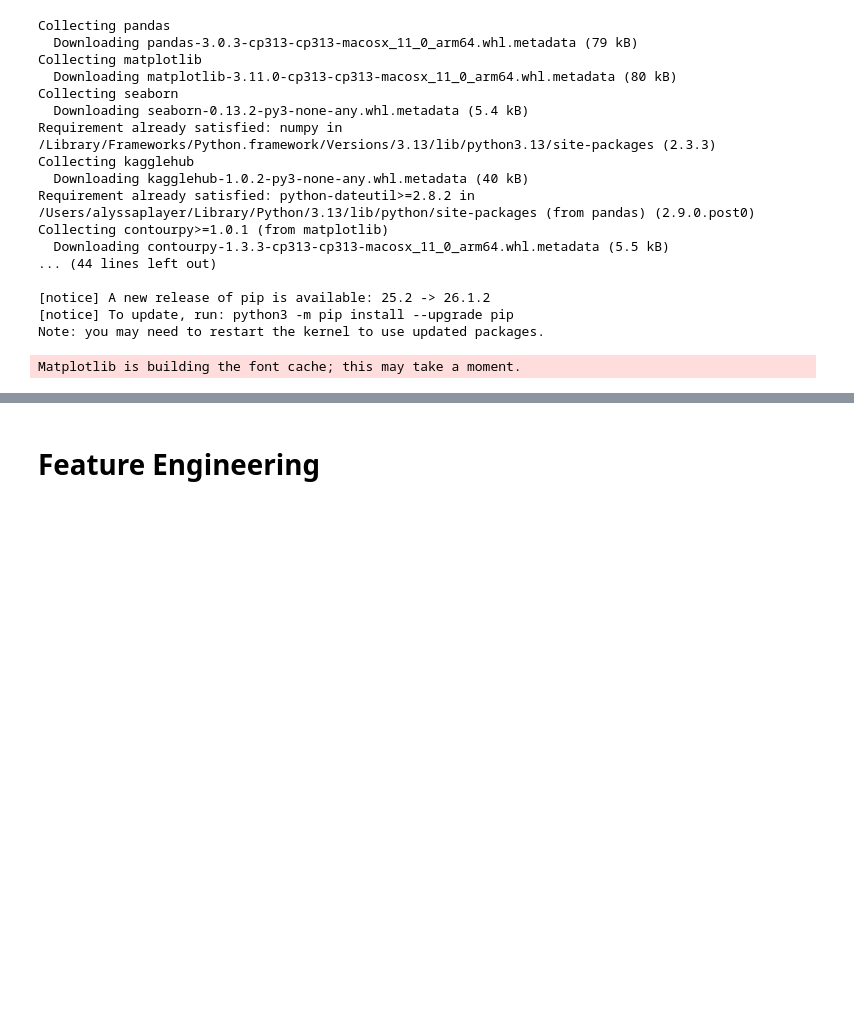
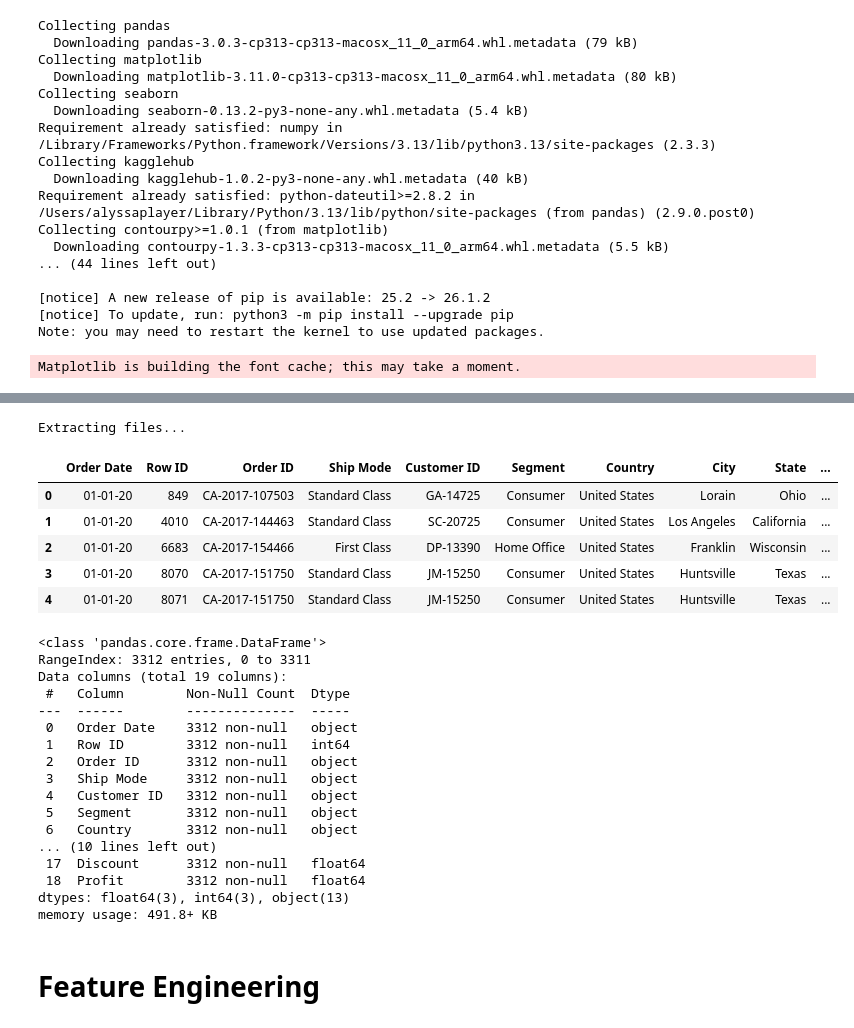
Before and after one commit to alyssaplayer/BU_OMDS_APlayerRepo, a Jupyter notebook: Capstone/DX799_Capstone_USRecords_(ECommerce).ipynb, the cells around one changed output, grey strips where cells are left out. Saved outputs shown, nothing was run; the diff lists cells and outputs as text; code cells hidden in the pictures; blank space fills up the shorter version.

```diff
--- a/Capstone/DX799_Capstone_USRecords_(ECommerce).ipynb
+++ b/Capstone/DX799_Capstone_USRecords_(ECommerce).ipynb
@@ -92,0 +43,24 @@ print(df.info())
+# %%
+#U.S. E-Commerce Records (2020)
+#Kaggle
+#https://www.kaggle.com/datasets/ammaraahmad/us-ecommerce-record-2020
+
+import kagglehub
+import pandas as pd
+import os
+import glob
+import matplotlib.pyplot as plt
+import seaborn as sns
+
+path = kagglehub.dataset_download("ammaraahmad/us-ecommerce-record-2020")
+
+
+csv_files = glob.glob(os.path.join(path, '*.csv'))
+
+if csv_files:
+    df_raw = pd.read_csv(csv_files[0], encoding='latin1')
+    display(df_raw.head())
+    df_raw.info()
+else:
+    print("No CSV files found.")
+# %% [output]
@@ -93,3 +68,27 @@ print(df.info())
+Extracting files...
+|  | Order Date | Row ID | Order ID | Ship Mode | Customer ID | Segment | Country | City | State | ... |
+| 0 | 01-01-20 | 849 | CA-2017-107503 | Standard Class | GA-14725 | Consumer | United States | Lorain | Ohio | ... |
+| 1 | 01-01-20 | 4010 | CA-2017-144463 | Standard Class | SC-20725 | Consumer | United States | Los Angeles | California | ... |
+| 2 | 01-01-20 | 6683 | CA-2017-154466 | First Class | DP-13390 | Home Office | United States | Franklin | Wisconsin | ... |
+| 3 | 01-01-20 | 8070 | CA-2017-151750 | Standard Class | JM-15250 | Consumer | United States | Huntsville | Texas | ... |
+| 4 | 01-01-20 | 8071 | CA-2017-151750 | Standard Class | JM-15250 | Consumer | United States | Huntsville | Texas | ... |
+<class 'pandas.core.frame.DataFrame'>
+RangeIndex: 3312 entries, 0 to 3311
+Data columns (total 19 columns):
+ #   Column        Non-Null Count  Dtype
+---  ------        --------------  -----
+ 0   Order Date    3312 non-null   object
+ 1   Row ID        3312 non-null   int64
+ 2   Order ID      3312 non-null   object
+ 3   Ship Mode     3312 non-null   object
+ 4   Customer ID   3312 non-null   object
+ 5   Segment       3312 non-null   object
+ 6   Country       3312 non-null   object
+... (10 lines left out)
+ 17  Discount      3312 non-null   float64
+ 18  Profit        3312 non-null   float64
+dtypes: float64(3), int64(3), object(13)
+memory usage: 491.8+ KB
 # %%
 #EDA
 display(df.head(), df.describe())
```
Also changed, not shown: parts of 10 cells of this notebook.
